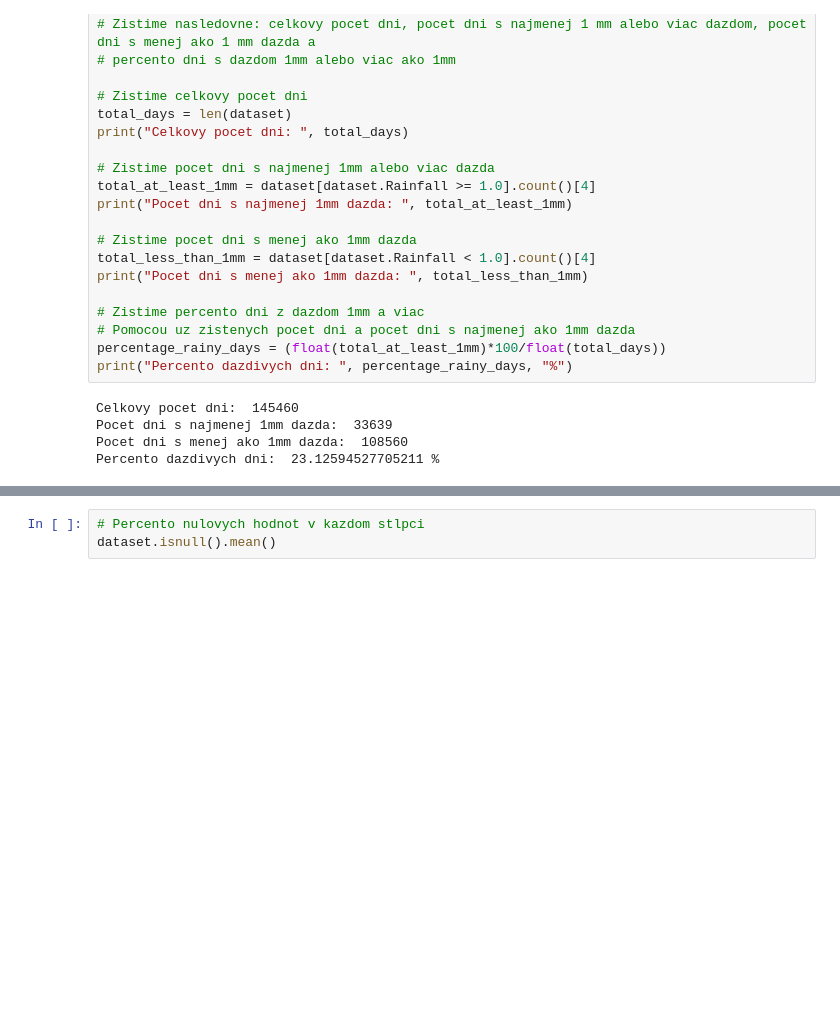
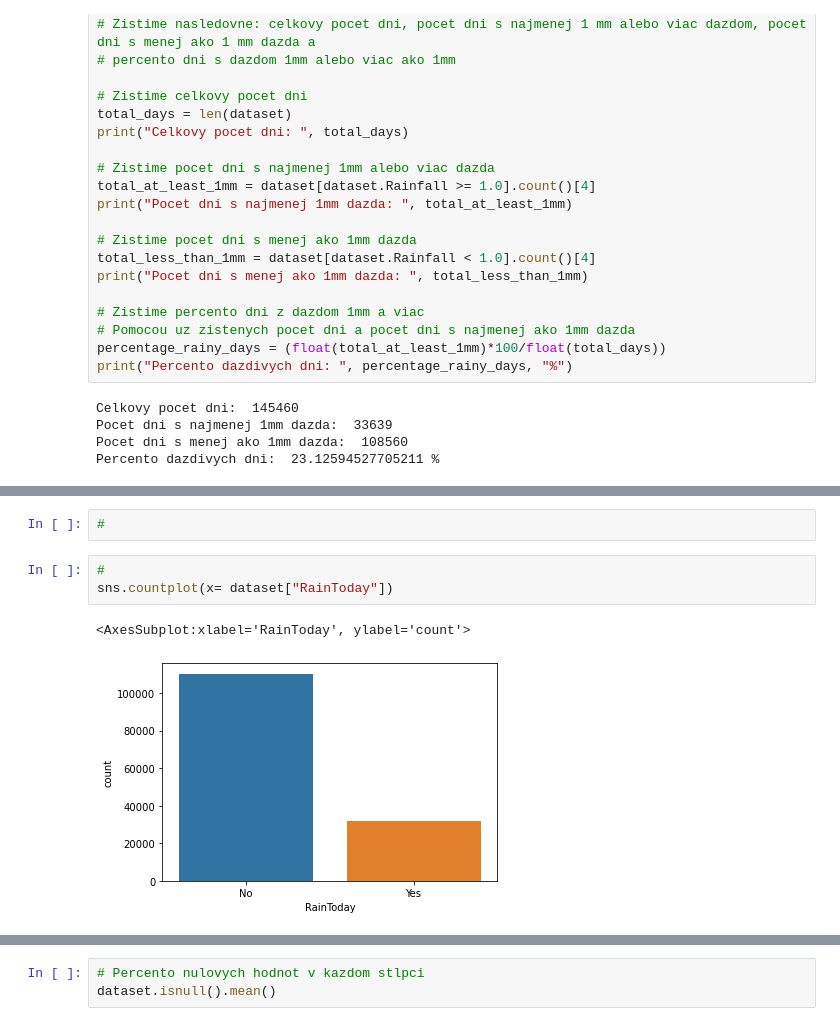
Before and after one commit to janex98/Petras_NS2021, a Jupyter notebook: Petras_projekt_NS.ipynb, the cells around one changed output, grey strips where cells are left out. Cells and saved outputs as stored; diff of their text form; blank space fills up the shorter version.

```diff
--- a/Petras_projekt_NS.ipynb
+++ b/Petras_projekt_NS.ipynb
@@ -100,0 +141,8 @@ Percento dazdivych dni:  23.12594527705211 %
+# %%
+#
+# %%
+#
+sns.countplot(x= dataset["RainToday"])
+# %% [output]
+<AxesSubplot:xlabel='RainToday', ylabel='count'>
+[figure, added]
```
Also changed, not shown: parts of 12 cells of this notebook.
